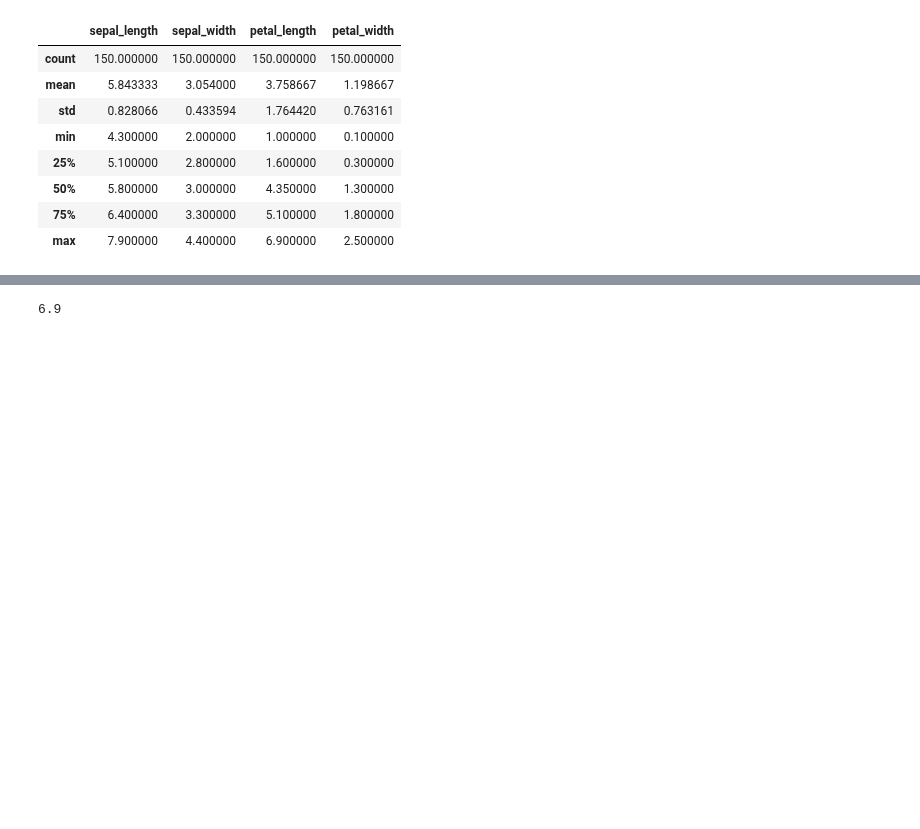
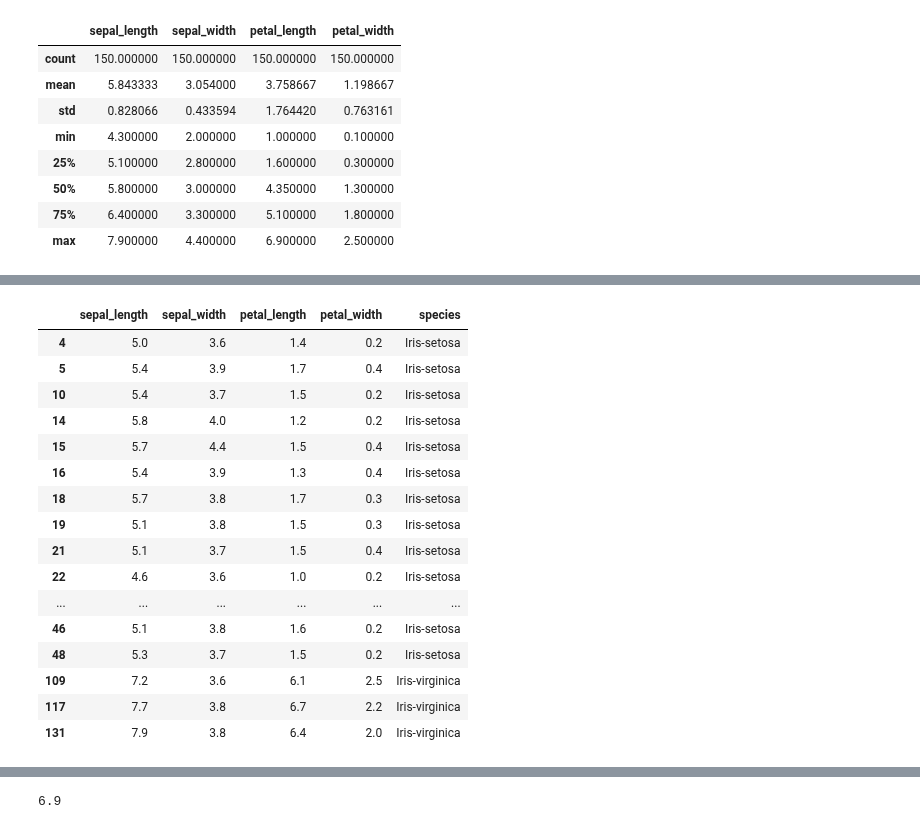
Before and after one commit to josenalde/datascience, a Jupyter notebook: notebooks/nb_aed_iris.ipynb, the cells around one changed output, grey strips where cells are left out. Saved outputs shown, nothing was run; the diff lists cells and outputs as text; code cells hidden in the pictures; blank space fills up the shorter version.

```diff
--- a/notebooks/nb_aed_iris.ipynb
+++ b/notebooks/nb_aed_iris.ipynb
@@ -55,3 +100,23 @@ sb.boxplot(x=df['sepal_width'])
+# %%
+df[df['sepal_width'] > 3.5]
+# %% [output]
+|  | sepal_length | sepal_width | petal_length | petal_width | species |
+| 4 | 5.0 | 3.6 | 1.4 | 0.2 | Iris-setosa |
+| 5 | 5.4 | 3.9 | 1.7 | 0.4 | Iris-setosa |
+| 10 | 5.4 | 3.7 | 1.5 | 0.2 | Iris-setosa |
+| 14 | 5.8 | 4.0 | 1.2 | 0.2 | Iris-setosa |
+| 15 | 5.7 | 4.4 | 1.5 | 0.4 | Iris-setosa |
+| 16 | 5.4 | 3.9 | 1.3 | 0.4 | Iris-setosa |
+| 18 | 5.7 | 3.8 | 1.7 | 0.3 | Iris-setosa |
+| 19 | 5.1 | 3.8 | 1.5 | 0.3 | Iris-setosa |
+| 21 | 5.1 | 3.7 | 1.5 | 0.4 | Iris-setosa |
+| 22 | 4.6 | 3.6 | 1.0 | 0.2 | Iris-setosa |
+| ... | ... | ... | ... | ... | ... |
+| 46 | 5.1 | 3.8 | 1.6 | 0.2 | Iris-setosa |
+| 48 | 5.3 | 3.7 | 1.5 | 0.2 | Iris-setosa |
+| 109 | 7.2 | 3.6 | 6.1 | 2.5 | Iris-virginica |
+| 117 | 7.7 | 3.8 | 6.7 | 2.2 | Iris-virginica |
+| 131 | 7.9 | 3.8 | 6.4 | 2.0 | Iris-virginica |
 # %%
 sb.set_theme(style="whitegrid")
 sb.boxplot(data=df)
```
Also changed, not shown: parts of 31 cells of this notebook.
